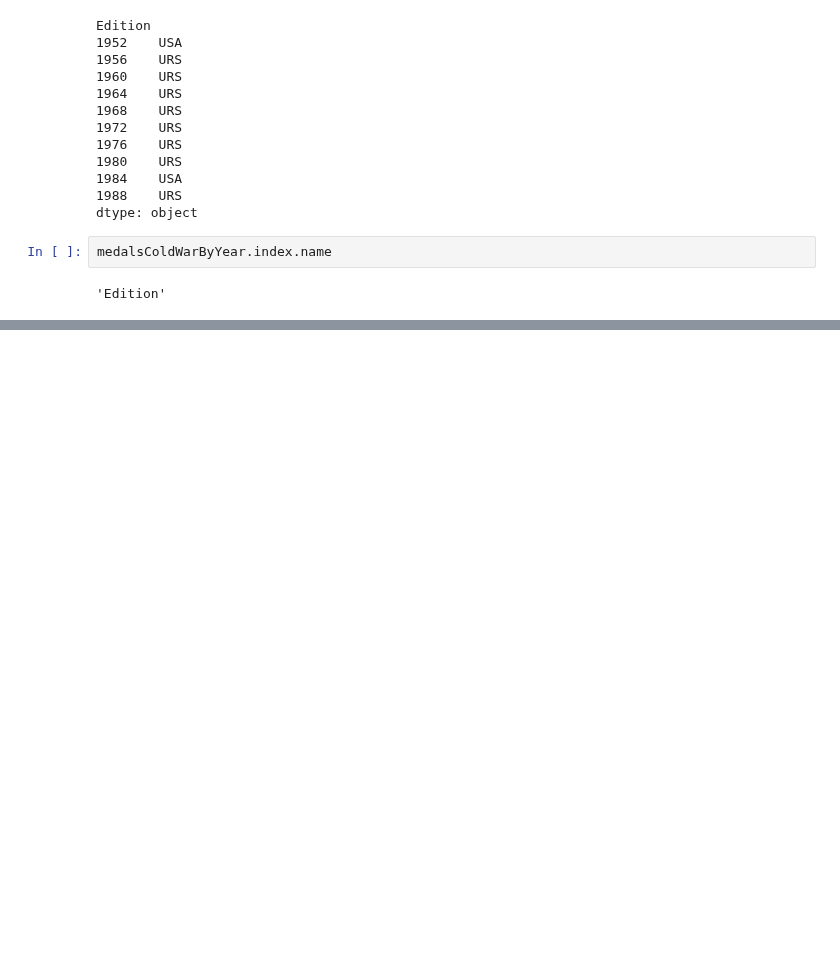
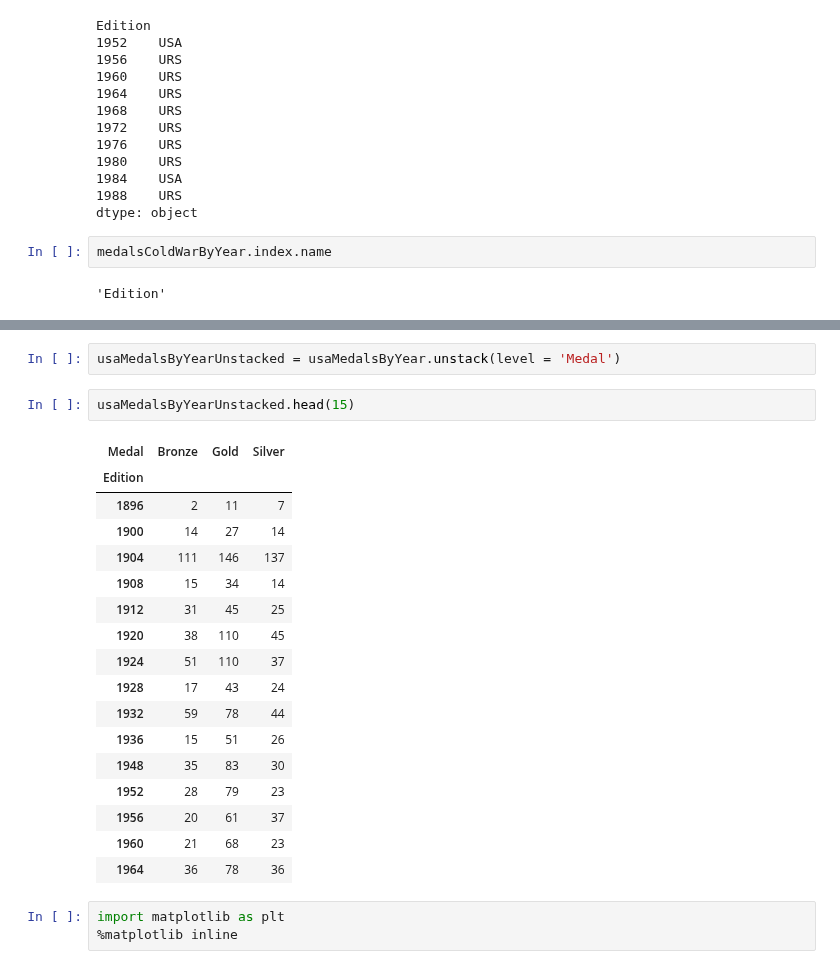
Before and after one commit to sushant2811/pythonAndStatsForDS, a Jupyter notebook: advancedPandas.ipynb, the cells around one changed output, grey strips where cells are left out. Drawn from its saved outputs; the diff is of its cells as text; blank space fills up the shorter version.

```diff
--- a/advancedPandas.ipynb
+++ b/advancedPandas.ipynb
@@ -1467,0 +1496,25 @@ medalsColdWarByYear.index.name
+# %%
+usaMedalsByYearUnstacked = usaMedalsByYear.unstack(level = 'Medal')
+# %%
+usaMedalsByYearUnstacked.head(15)
+# %% [output]
+| Medal | Bronze | Gold | Silver |
+| Edition |  |  |  |
+| 1896 | 2 | 11 | 7 |
+| 1900 | 14 | 27 | 14 |
+| 1904 | 111 | 146 | 137 |
+| 1908 | 15 | 34 | 14 |
+| 1912 | 31 | 45 | 25 |
+| 1920 | 38 | 110 | 45 |
+| 1924 | 51 | 110 | 37 |
+| 1928 | 17 | 43 | 24 |
+| 1932 | 59 | 78 | 44 |
+| 1936 | 15 | 51 | 26 |
+| 1948 | 35 | 83 | 30 |
+| 1952 | 28 | 79 | 23 |
+| 1956 | 20 | 61 | 37 |
+| 1960 | 21 | 68 | 23 |
+| 1964 | 36 | 78 | 36 |
+# %%
+import matplotlib as plt
+%matplotlib inline
```
Also changed, not shown: parts of 5 cells of this notebook.
